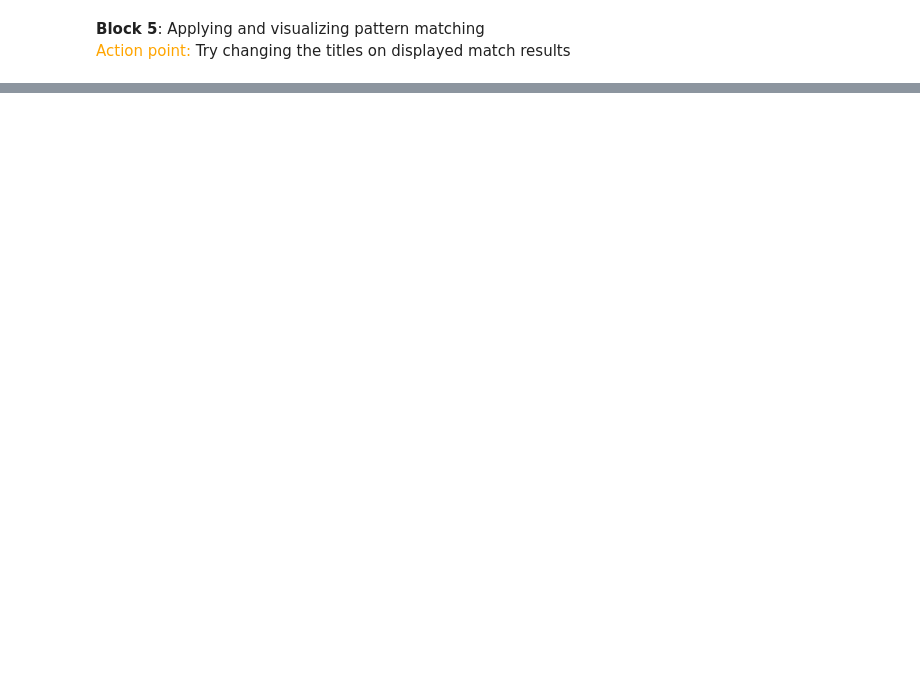
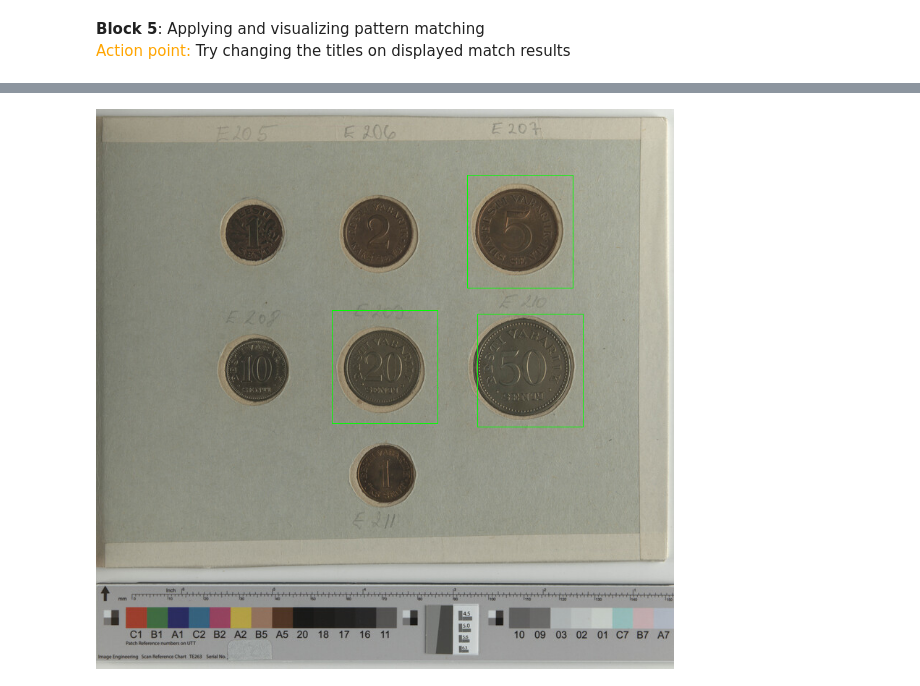
Before and after one commit to olexandr7/erm_workshop, a Jupyter notebook: ERM_workshop_2.ipynb, the cells around one changed output, grey strips where cells are left out. Cells and saved outputs as stored; diff of their text form; code cells hidden in the pictures; blank space fills up the shorter version.

```diff
--- a/ERM_workshop_2.ipynb
+++ b/ERM_workshop_2.ipynb
@@ -132,0 +121,38 @@ plt.show()
+# %%
+#https://docs.opencv.org/3.4/d4/dc6/tutorial_py_template_matching.html
+#https://stackoverflow.com/questions/50579050/template-matching-with-multiple-objects-in-opencv-python
+
+#Setting pre-requisites for template/pattern matching
+h, w = template.shape[:4]
+
+method = cv2.TM_CCOEFF_NORMED
+
+threshold = 0.7
+
+res = cv2.matchTemplate(img_gray, template, method)
+
+# fake out max_val for first run through loop
+max_val = 1
+prev_min_val, prev_max_val, prev_min_loc, prev_max_loc = None, None, None, None
+while max_val > threshold:
+    min_val, max_val, min_loc, max_loc = cv2.minMaxLoc(res)
+
+    # Prevent infinite loop. If those 4 values are the same as previous ones, break the loop.
+    if prev_min_val == min_val and prev_max_val == max_val and prev_min_loc == min_loc and prev_max_loc == max_loc:
+        break
+    else:
+        prev_min_val, prev_max_val, prev_min_loc, prev_max_loc = min_val, max_val, min_loc, max_loc
+
+    if max_val > threshold:
+        # Prevent start_row, end_row, start_col, end_col be out of range of image
+        start_row = max(0, max_loc[1] - h // 2)
+        start_col = max(0, max_loc[0] - w // 2)
+        end_row = min(res.shape[0], max_loc[1] + h // 2 + 1)
+        end_col = min(res.shape[1], max_loc[0] + w // 2 + 1)
+
+        res[start_row: end_row, start_col: end_col] = 0
+        img = cv2.rectangle(img,(max_loc[0],max_loc[1]), (max_loc[0]+w+1, max_loc[1]+h+1), (0,255,0) )
+
+cv2_imshow(img)
+# %% [output]
+[figure, added]
```
Also changed, not shown: parts of 5 cells of this notebook.
